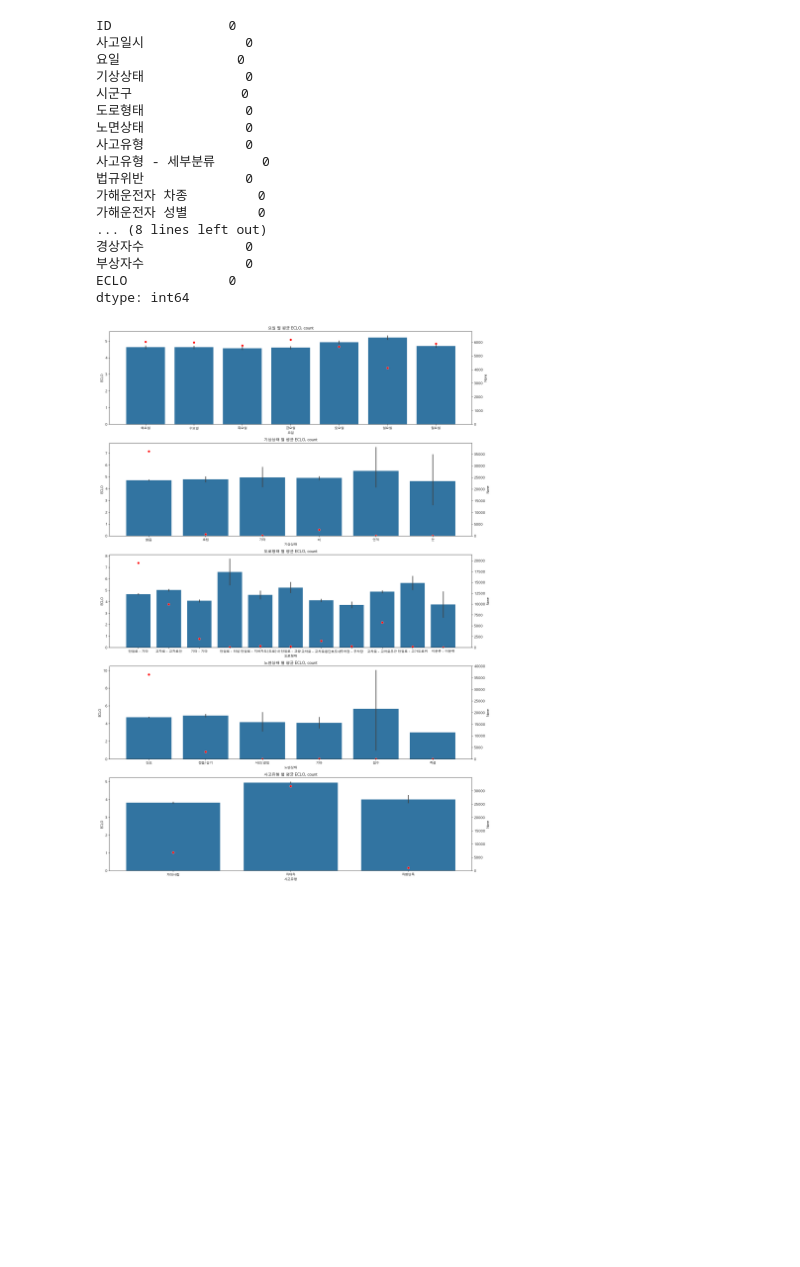
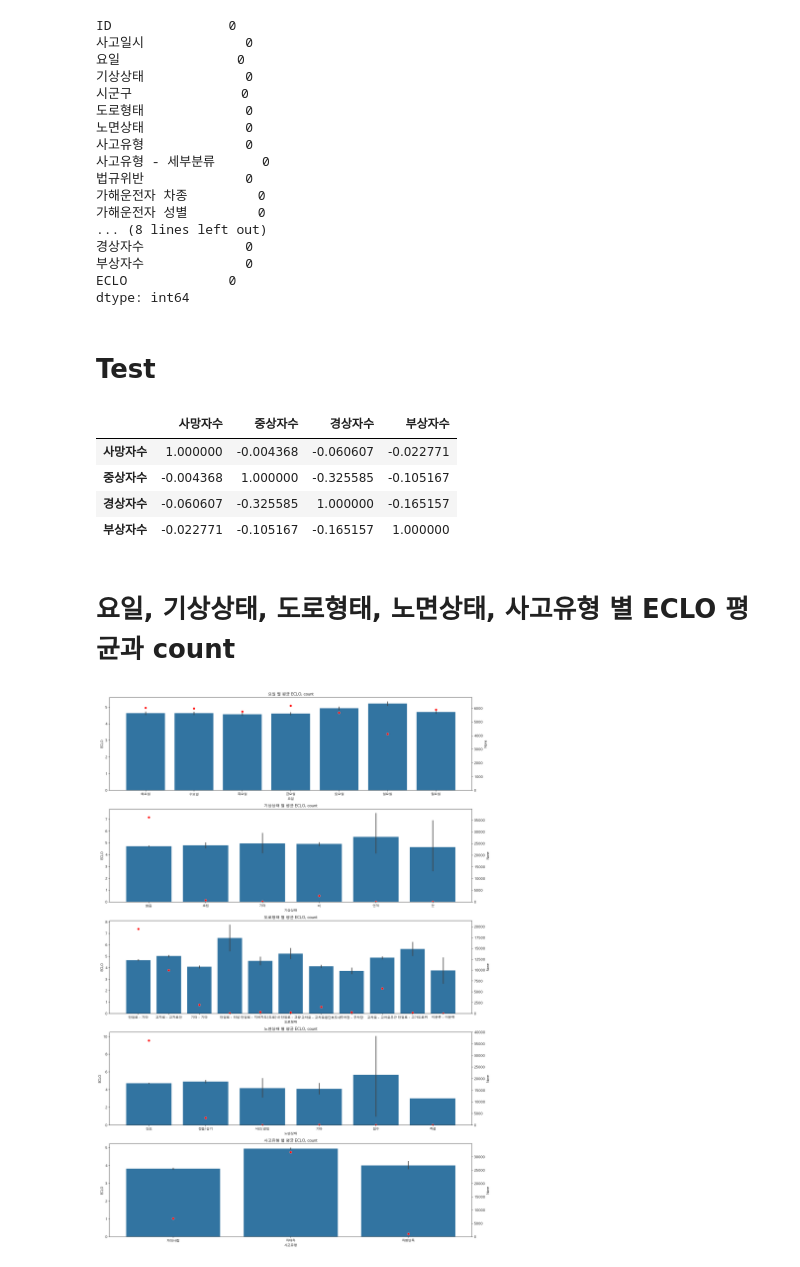
Before and after one commit to Boostcamp-AI-Tech-Recsys-team2/Prediction-of-Traffic-Accident-Victims-in-Daegu, a Jupyter notebook: EDA/EDA_dongjoon.ipynb, the cells around one changed output. Drawn from its saved outputs; the diff is of its cells as text; code cells hidden in the pictures; blank space fills up the shorter version.

```diff
--- a/EDA/EDA_dongjoon.ipynb
+++ b/EDA/EDA_dongjoon.ipynb
@@ -12,7 +14,7 @@ from matplotlib import rc
 rc('font', family='AppleGothic')
 plt.rcParams['axes.unicode_minus'] = False
 # %%
-path = 'data/'
+path = '../data/'
 test_df = pd.read_csv(path + 'test.csv')
 train_df = pd.read_csv(path + 'train.csv')
 # %%
@@ -81,3 +85,16 @@ dtype: int64
+# %% [markdown]
+# Test
+# %%
+# 사망, 중상, 경상, 부상 자 수가 서로 독립변수인가?
+train_df[['사망자수', '중상자수', '경상자수', '부상자수']].corr()
+# %% [output]
+|  | 사망자수 | 중상자수 | 경상자수 | 부상자수 |
+| 사망자수 | 1.000000 | -0.004368 | -0.060607 | -0.022771 |
+| 중상자수 | -0.004368 | 1.000000 | -0.325585 | -0.105167 |
+| 경상자수 | -0.060607 | -0.325585 | 1.000000 | -0.165157 |
+| 부상자수 | -0.022771 | -0.105167 | -0.165157 | 1.000000 |
+# %% [markdown]
+# 요일, 기상상태, 도로형태, 노면상태, 사고유형 별 ECLO 평균과 count
 # %%
 columns = ['요일', '기상상태', '도로형태', '노면상태', '사고유형']
 fig, ax = plt.subplots(5, 1, figsize=(20, 30))
```
Also changed, not shown: parts of 7 cells of this notebook, 2 other files.
